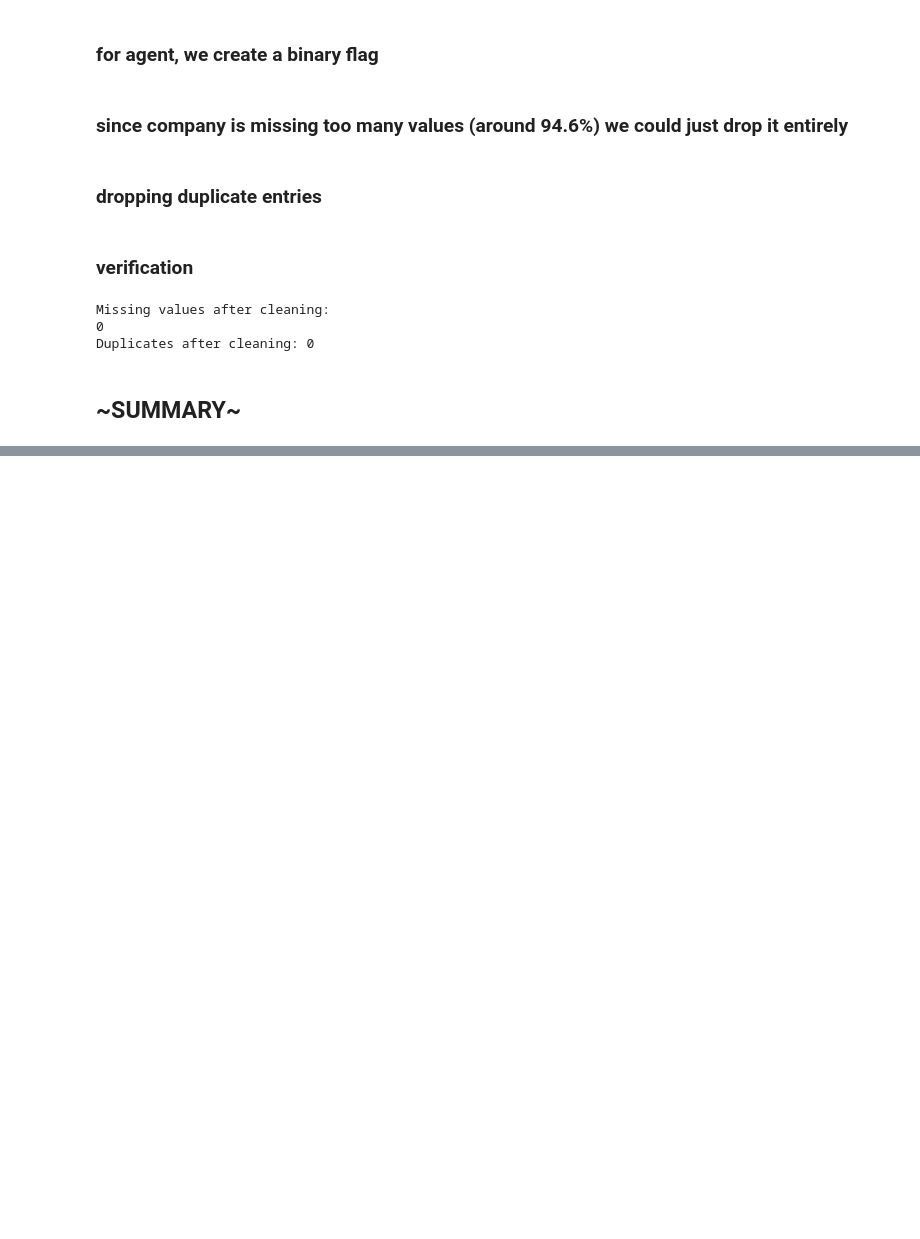
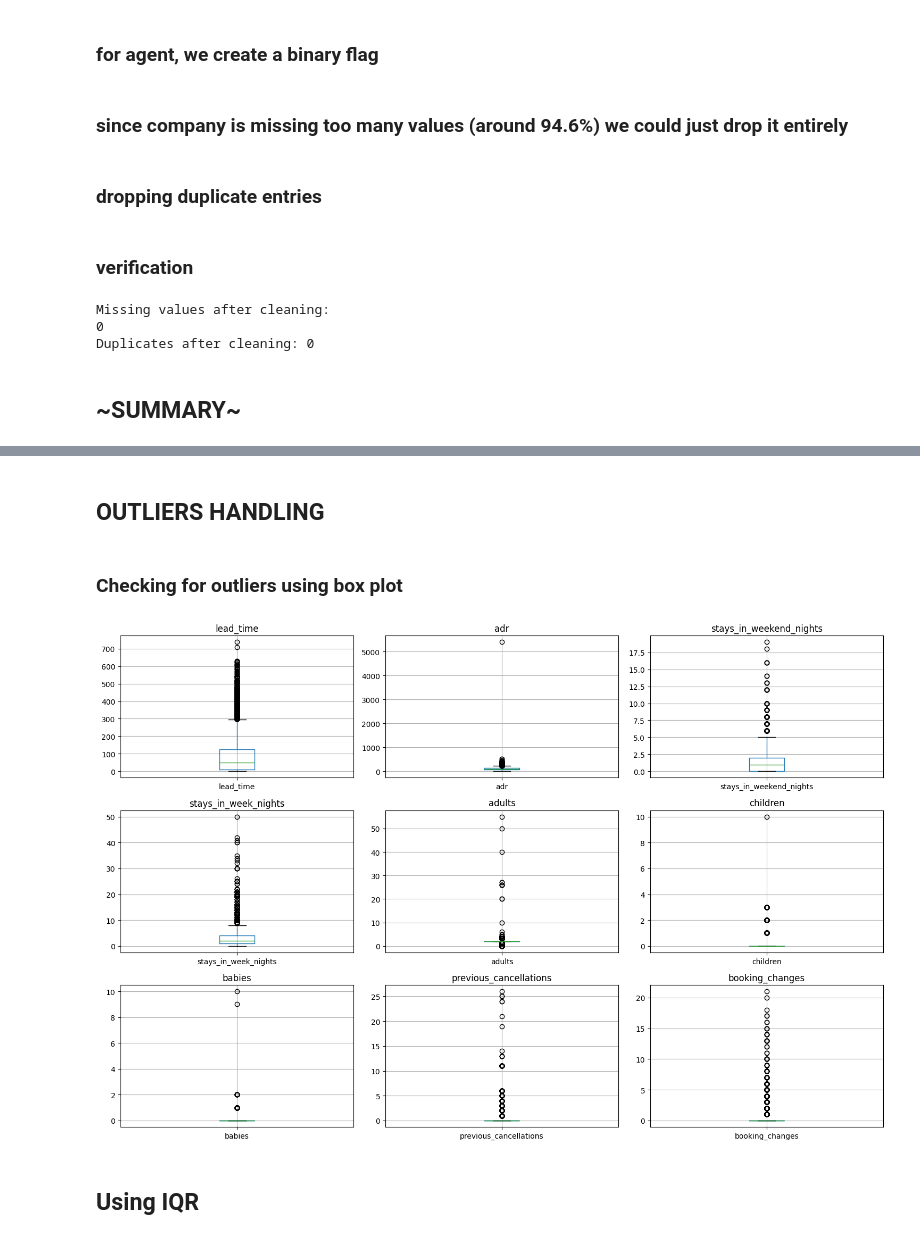
Before and after one commit to menna-elbanna/Project-DA, a Jupyter notebook: data_cleaning.ipynb, the cells around one changed output, grey strips where cells are left out. Drawn from its saved outputs; the diff is of its cells as text; code cells hidden in the pictures; blank space fills up the shorter version.

Commit message:
handled outliers

```diff
--- a/data_cleaning.ipynb
+++ b/data_cleaning.ipynb
@@ -124,0 +133,26 @@ NameError: name 'removed_rows' is not defined
+# %% [markdown]
+## OUTLIERS HANDLING
+# %% [markdown]
+### Checking for outliers using box plot
+# %%
+import matplotlib.pyplot as plt
+import seaborn as sns
+
+numerical_cols = ['lead_time', 'adr', 'stays_in_weekend_nights',
+                  'stays_in_week_nights', 'adults', 'children', 'babies',
+                  'previous_cancellations', 'booking_changes', 'days_in_waiting_list']
+
+fig, axes = plt.subplots(3, 3, figsize=(15, 10))
+axes = axes.flatten()
+
+for i, col in enumerate(numerical_cols[:9]):
+    if col in df.columns:
+        df.boxplot(column=col, ax=axes[i])
+        axes[i].set_title(f'{col}')
+
+plt.tight_layout()
+plt.show()
+# %% [output]
+[figure, added]
+# %% [markdown]
+## Using IQR
```
Also changed, not shown: parts of 6 cells of this notebook.
